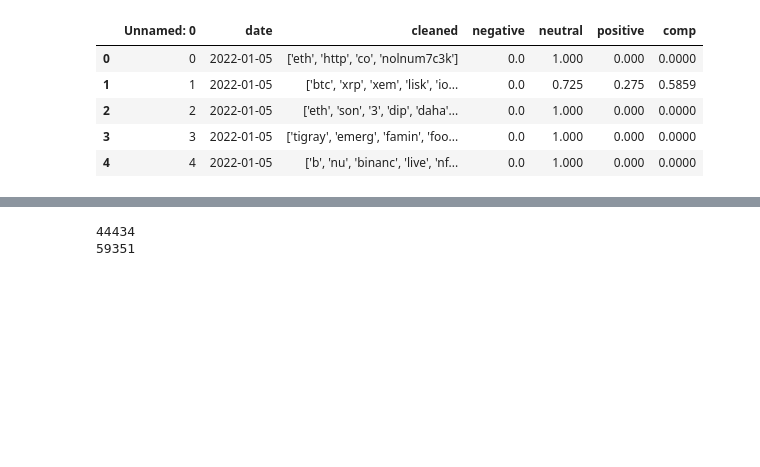
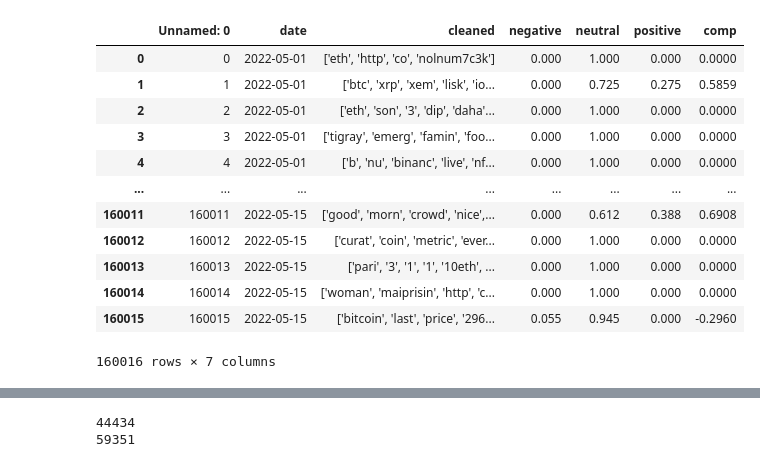
Before and after one commit to Ashlynbh/Crypto_Sentiment_Project, a Jupyter notebook: modelling_CT_Test.ipynb, the cells around one changed output, grey strips where cells are left out. Saved outputs shown, nothing was run; the diff lists cells and outputs as text; code cells hidden in the pictures; blank space fills up the shorter version.

```diff
--- a/modelling_CT_Test.ipynb
+++ b/modelling_CT_Test.ipynb
@@ -10,16 +21,23 @@ import matplotlib.pyplot as plt
 # %%
 eth = pd.read_csv(os.path.join("data", "ethereum_cleaned.csv"))
 eth = eth.rename(columns={"Datetime":"date"})
 eth['date'] = pd.to_datetime(eth['date'])
 eth['date'] = eth['date'].dt.strftime('%Y-%m-%d')
-eth.head()
+eth
 # %% [output]
 |  | Unnamed: 0 | date | cleaned | negative | neutral | positive | comp |
-| 0 | 0 | 2022-01-05 | ['eth', 'http', 'co', 'nolnum7c3k'] | 0.0 | 1.000 | 0.000 | 0.0000 |
-| 1 | 1 | 2022-01-05 | ['btc', 'xrp', 'xem', 'lisk', 'io... | 0.0 | 0.725 | 0.275 | 0.5859 |
-| 2 | 2 | 2022-01-05 | ['eth', 'son', '3', 'dip', 'daha'... | 0.0 | 1.000 | 0.000 | 0.0000 |
-| 3 | 3 | 2022-01-05 | ['tigray', 'emerg', 'famin', 'foo... | 0.0 | 1.000 | 0.000 | 0.0000 |
-| 4 | 4 | 2022-01-05 | ['b', 'nu', 'binanc', 'live', 'nf... | 0.0 | 1.000 | 0.000 | 0.0000 |
+| 0 | 0 | 2022-05-01 | ['eth', 'http', 'co', 'nolnum7c3k'] | 0.000 | 1.000 | 0.000 | 0.0000 |
+| 1 | 1 | 2022-05-01 | ['btc', 'xrp', 'xem', 'lisk', 'io... | 0.000 | 0.725 | 0.275 | 0.5859 |
+| 2 | 2 | 2022-05-01 | ['eth', 'son', '3', 'dip', 'daha'... | 0.000 | 1.000 | 0.000 | 0.0000 |
+| 3 | 3 | 2022-05-01 | ['tigray', 'emerg', 'famin', 'foo... | 0.000 | 1.000 | 0.000 | 0.0000 |
+| 4 | 4 | 2022-05-01 | ['b', 'nu', 'binanc', 'live', 'nf... | 0.000 | 1.000 | 0.000 | 0.0000 |
+| ... | ... | ... | ... | ... | ... | ... | ... |
+| 160011 | 160011 | 2022-05-15 | ['good', 'morn', 'crowd', 'nice',... | 0.000 | 0.612 | 0.388 | 0.6908 |
+| 160012 | 160012 | 2022-05-15 | ['curat', 'coin', 'metric', 'ever... | 0.000 | 1.000 | 0.000 | 0.0000 |
+| 160013 | 160013 | 2022-05-15 | ['pari', '3', '1', '1', '10eth', ... | 0.000 | 1.000 | 0.000 | 0.0000 |
+| 160014 | 160014 | 2022-05-15 | ['woman', 'maiprisin', 'http', 'c... | 0.000 | 1.000 | 0.000 | 0.0000 |
+| 160015 | 160015 | 2022-05-15 | ['bitcoin', 'last', 'price', '296... | 0.055 | 0.945 | 0.000 | -0.2960 |
+160016 rows × 7 columns
 # %%
 eth_neg = eth[eth['negative'] > 0]
 eth_pos = eth[eth['positive'] > 0]
```
Also changed, not shown: parts of 27 cells of this notebook, 1 other file.
